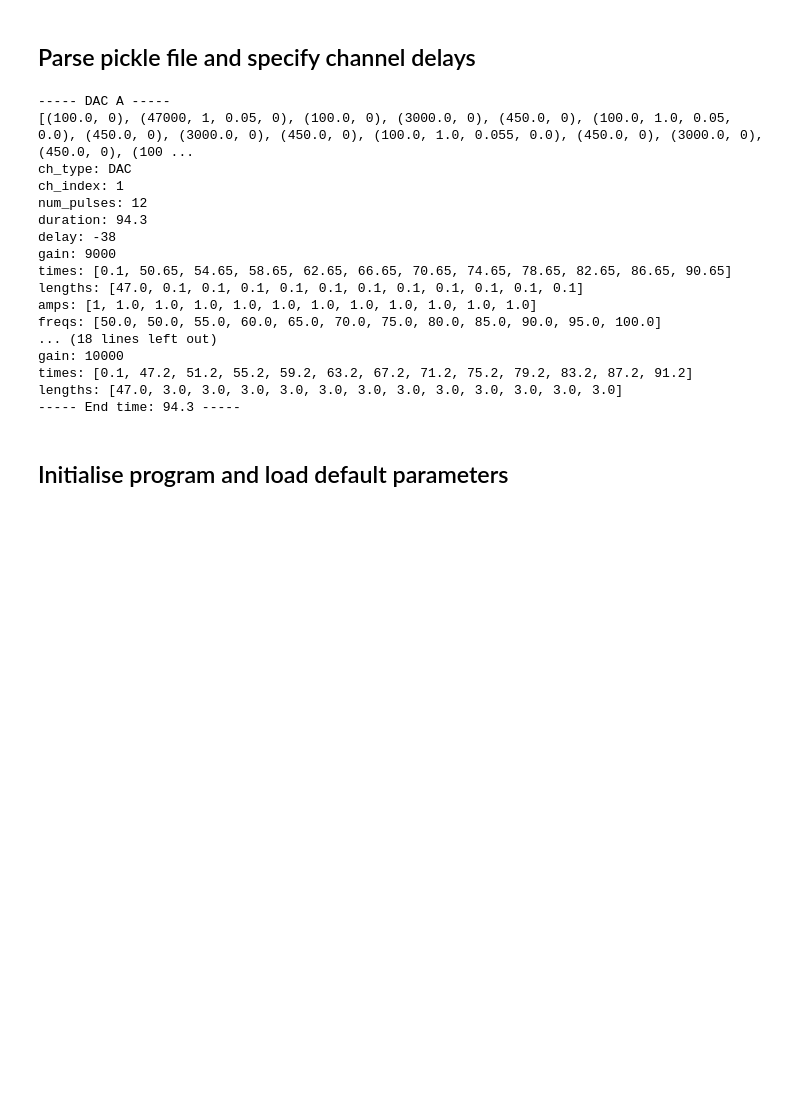
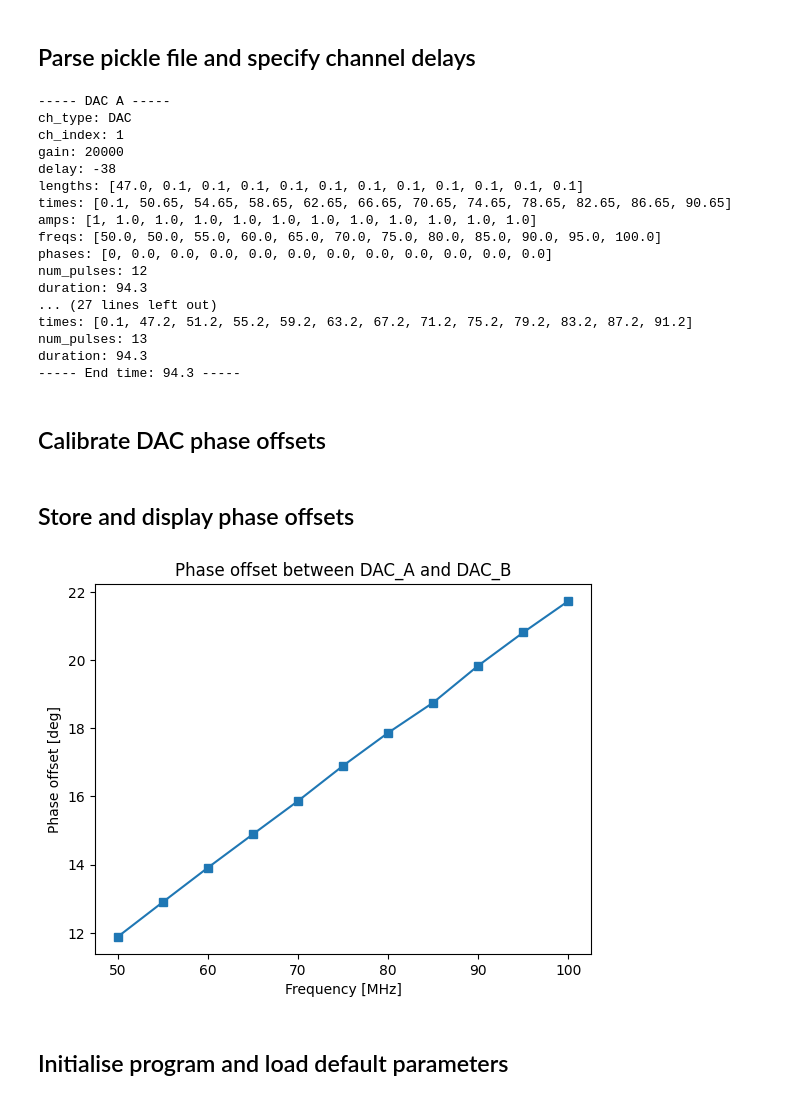
Before and after one commit to danieljamesgraham/qick, a Jupyter notebook: quantum_dot/pickle_pulses.ipynb, the cells around one changed output. Saved outputs shown, nothing was run; the diff lists cells and outputs as text; code cells hidden in the pictures; blank space fills up the shorter version.

Commit message:
Stand-alone phase calibration and pickle_pulse phase calibration added.

```diff
--- a/quantum_dot/pickle_pulses.ipynb
+++ b/quantum_dot/pickle_pulses.ipynb
@@ -70,8 +67,8 @@ MW [(100.0, 0), (47000, 1, 0.05, 0), (100.0, 0), (3000.0, 0), (450.0, 0), (100.0
 # renamed_sequences["DIG_1"] = imported_sequences["ch1_Dig"]
 
 # Multiplicative gain for DAC amplitudes
-gains = {"DAC_A": 9000,
-         "DAC_B": 3000
+gains = {"DAC_A": 20000,
+         "DAC_B": 20000
          }
 
 # Channel trigger delays for synchronisation
@@ -80,9 +77,9 @@ delays = {"DAC_A": -38,
           "DIG_0": 0
           }
 
-# Method 1: use if keys don't match channel names ------------------------------
+# Method 1: use if keys don't match channel names
 ch_map={"DAC_A": "MW",
-        # "DAC_B":"MW",
+        "DAC_B": "MW",
         "DIG_0":"ch2_Dig",
         "DIG_1":"ch1_Dig"
         }
@@ -93,26 +90,65 @@ pulse_sequences = PickleParse(imported_sequences,
                               delays=delays
                               )
 
-# Method 2: use if channel names already configured (uncomment block above) ----
+# Method 2: use if channel names already configured (uncomment block above)
 # pulse_sequences = PickleParse(renamed_sequences)
 # %% [output]
 ----- DAC A -----
-[(100.0, 0), (47000, 1, 0.05, 0), (100.0, 0), (3000.0, 0), (450.0, 0), (100.0, 1.0, 0.05, 0.0), (450.0, 0), (3000.0, 0), (450.0, 0), (100.0, 1.0, 0.055, 0.0), (450.0, 0), (3000.0, 0), (450.0, 0), (100 ...
 ch_type: DAC
 ch_index: 1
+gain: 20000
+delay: -38
+lengths: [47.0, 0.1, 0.1, 0.1, 0.1, 0.1, 0.1, 0.1, 0.1, 0.1, 0.1, 0.1]
+times: [0.1, 50.65, 54.65, 58.65, 62.65, 66.65, 70.65, 74.65, 78.65, 82.65, 86.65, 90.65]
+amps: [1, 1.0, 1.0, 1.0, 1.0, 1.0, 1.0, 1.0, 1.0, 1.0, 1.0, 1.0]
+freqs: [50.0, 50.0, 55.0, 60.0, 65.0, 70.0, 75.0, 80.0, 85.0, 90.0, 95.0, 100.0]
+phases: [0, 0.0, 0.0, 0.0, 0.0, 0.0, 0.0, 0.0, 0.0, 0.0, 0.0, 0.0]
 num_pulses: 12
 duration: 94.3
-delay: -38
-gain: 9000
-times: [0.1, 50.65, 54.65, 58.65, 62.65, 66.65, 70.65, 74.65, 78.65, 82.65, 86.65, 90.65]
-lengths: [47.0, 0.1, 0.1, 0.1, 0.1, 0.1, 0.1, 0.1, 0.1, 0.1, 0.1, 0.1]
-amps: [1, 1.0, 1.0, 1.0, 1.0, 1.0, 1.0, 1.0, 1.0, 1.0, 1.0, 1.0]
-freqs: [50.0, 50.0, 55.0, 60.0, 65.0, 70.0, 75.0, 80.0, 85.0, 90.0, 95.0, 100.0]
-... (18 lines left out)
-gain: 10000
+... (27 lines left out)
 times: [0.1, 47.2, 51.2, 55.2, 59.2, 63.2, 67.2, 71.2, 75.2, 79.2, 83.2, 87.2, 91.2]
-lengths: [47.0, 3.0, 3.0, 3.0, 3.0, 3.0, 3.0, 3.0, 3.0, 3.0, 3.0, 3.0, 3.0]
+num_pulses: 13
+duration: 94.3
 ----- End time: 94.3 -----
+# %% [markdown]
+## Calibrate DAC phase offsets
+# %%
+res = []
+config = {"reps": 1}
+dac_freqs = sorted(list(set(pulse_sequences.ch_cfg["DAC_A"]["freqs"] + pulse_sequences.ch_cfg["DAC_B"]["freqs"])))
+
+for freq in dac_freqs:
+    config['pulse_freq'] = freq
+    prog = CalibratePhase(soccfg, config)
+    data = prog.acquire_decimated(soc, progress=False)
+    res.append([prog.calculate_phase(d) for d in data])
+    soc.reset_gens()
+
+# print(prog)
+# print(data)
+# %% [markdown]
+## Store and display phase offsets
+# %%
+# FIXME: Don't like how this is relying on the order of the lists to work
+
+delta_phis = {}
+
+for i in range(len(dac_freqs)):
+    delay = 360 * dac_freqs[i] * 35e-5
+    delta_phis[dac_freqs[i]] = [((res[i][0][0] - res[i][1][0]) % 360) - delay, 0]
+
+x,y = [], []
+for key, value in delta_phis.items():
+    # print(f"{key}: {value[0]}")
+    x.append(key)
+    y.append(value[0])
+
+plt.plot(x,y, marker="s")
+plt.xlabel("Frequency [MHz]")
+plt.ylabel("Phase offset [deg]")
+plt.title("Phase offset between DAC_A and DAC_B");
+# %% [output]
+[figure, added]
 # %% [markdown]
 ## Initialise program and load default parameters
 # %%
```
Also changed, not shown: parts of 4 cells of this notebook, 3 other files.
